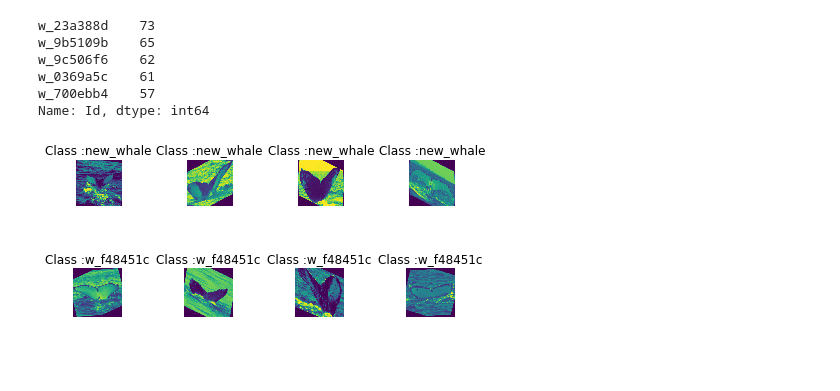
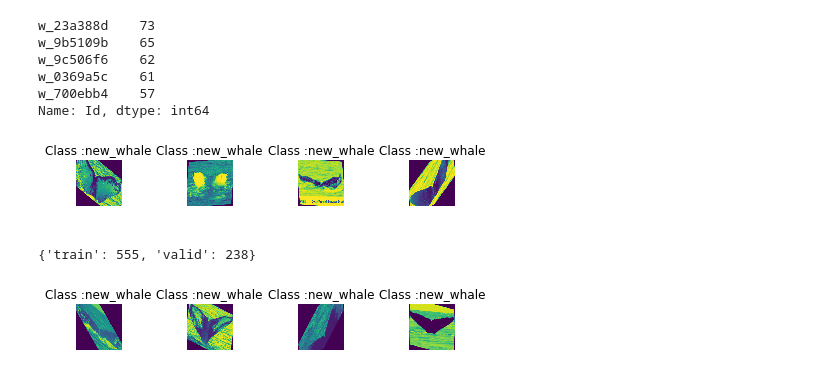
Before and after one commit to frgfm/kaggle-whale-id, a Jupyter notebook: notebooks/EDA.ipynb, the cells around one changed output. Drawn from its saved outputs; the diff is of its cells as text; code cells hidden in the pictures.

```diff
--- a/notebooks/EDA.ipynb
+++ b/notebooks/EDA.ipynb
@@ -127,8 +135,15 @@ class Dataset:
         self.data = pd.read_csv(csv_path)
         # Create array of images
         self.images = self.data.iloc[:, 0]
-        # Creat array of labels
+        # Create array of labels
         self.labels = self.data.iloc[:, 1]
+        # Classes
+        self.classes = set(self.labels)
+        # Number of classes
+        self.num_classes = len(self.classes)
+        # label dictionaries
+        self.label2int = dict((label, number) for number, label in enumerate(self.classes))
+        self.int2label = dict(enumerate(self.label2int))
 
     def __len__(self):
         return len(self.data)
@@ -144,24 +159,27 @@ class Dataset:
         if self.transforms:
             img = self.transforms(img)
         # Get labels
-        label = self.labels[idx]
-        sample = {'image': img, 'label': label}
+        label = self.labels[index]
+        sample = {'image': img, 'label': self.label2int[label]}
 
 
         return sample
 # %%
 # create a dataset
-dataset = Dataset(csv_path=csv_train_path, img_path=img_train_path, transform=train_transforms )
+train = Dataset(csv_path=csv_train_path, img_path=img_train_path, transform=train_transforms )
+total_size = len(train)
+split = int(total_size*0.7)
+train_data, valid_data = torch.utils.data.random_split(train, (split, total_size-split))
 # %%
 # display some samples
 fig = plt.figure()
 
 for i in range(4):
-    sample = dataset[i]
+    sample = train_data[i]
 
     ax = plt.subplot(1, 4, i + 1)
     plt.tight_layout()
-    ax.set_title('Class :{}'.format(sample['label']))
+    ax.set_title('Class :{}'.format(train.int2label[sample['label']]))
     ax.axis('off')
     plt.imshow(sample['image'].squeeze())
 
@@ -169,28 +187,36 @@ for i in range(4):
         plt.show()
         break
 # %% [output]
-[figure, old version]
+[figure, new version]
 # %%
-# define data loader
-batch_size = 4
-train_dataloader = torch.utils.data.DataLoader(dataset=dataset, batch_size=batch_size,shuffle=True)
+# define dataloaders
+batch_size = 32
+valid_dataloader = torch.utils.data.DataLoader(dataset=valid_data, batch_size=batch_size,shuffle=True)
+train_dataloader = torch.utils.data.DataLoader(dataset=train_data, batch_size=batch_size,shuffle=True)
+# create dictionary containing both dataloaders
+dataloaders= {"train":train_dataloader, "valid":valid_dataloader}
+dataset_sizes = {"train":len(train_dataloader), "valid":len(valid_dataloader)}
+dataset_sizes
+# %% [output]
+{'train': 555, 'valid': 238}
 # %%
 # print a sample
 dataiter = iter(train_dataloader)
 batch = dataiter.next()
 
-for idx in range(batch_size):
+for idx in range(4):
 
     ax = plt.subplot(1, 4, idx + 1)
     plt.tight_layout()
-    ax.set_title('Class :{}'.format(batch['label'][idx]))
+    label = batch['label'][idx]
+    ax.set_title('Class :{}'.format(train.int2label[int(label)]))
     ax.axis('off')
     plt.imshow(batch['image'][idx].squeeze())
 
     if idx == 3:
         plt.show()
         break
 # %% [output]
-[figure, old version]
+[figure, new version]
 # %%
 model = models.resnet34(pretrained=True)
```
Also changed, not shown: parts of 10 cells of this notebook, 2 other files.
